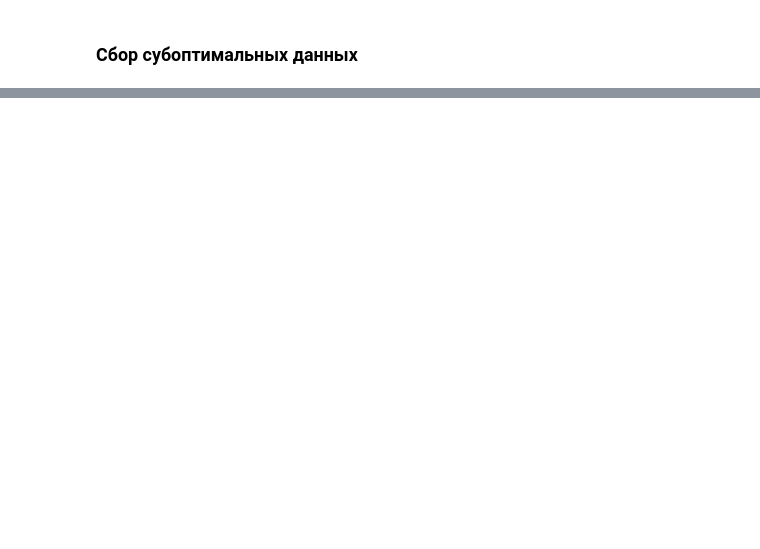
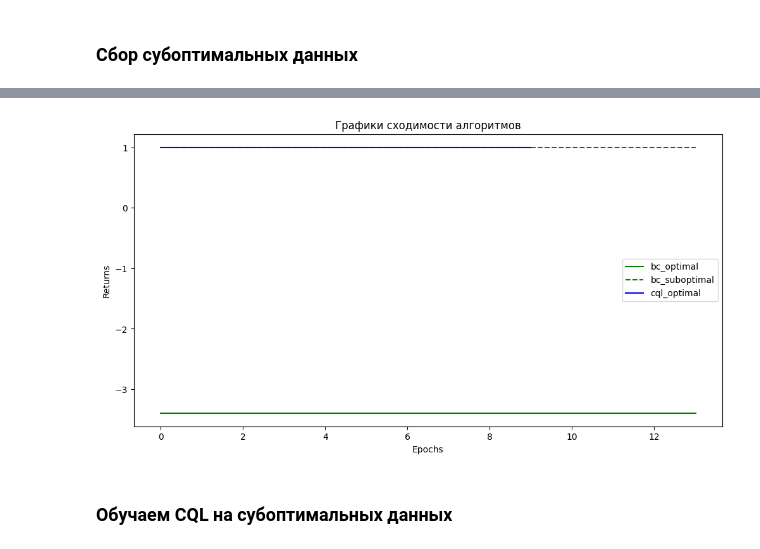
Before and after one commit to p1dg/MFTI_DS, a Jupyter notebook: rl/hw5_pogema/pogema_test.ipynb, the cells around one changed output, grey strips where cells are left out. Drawn from its saved outputs; the diff is of its cells as text; code cells hidden in the pictures; blank space fills up the shorter version.

```diff
--- a/rl/hw5_pogema/pogema_test.ipynb
+++ b/rl/hw5_pogema/pogema_test.ipynb
@@ -307,0 +412,13 @@ plt.grid()
+# %%
+cql = d3rlpy.algos.DiscreteCQLConfig(learning_rate=1e-4, gamma=0.9).create(
+    device=DEVICE.type
+)
+
+stat_cql_opt = cql.fit(
+    optimal_data,
+    n_steps=50000,
+    n_steps_per_epoch=5000,
+    evaluators={
+        "environment": d3rlpy.metrics.EnvironmentEvaluator(env),
+    },
+)
@@ -307,0 +451,8 @@ plt.grid()
+# %%
+models_dict["cql_optimal"] = [val[1]["environment"] for val in stat_cql_opt]
+# %%
+plot_lines(models_dict)
+# %% [output]
+[figure, added]
+# %% [markdown]
+### Обучаем CQL на субоптимальных данных
```
Also changed, not shown: parts of 30 cells of this notebook.
